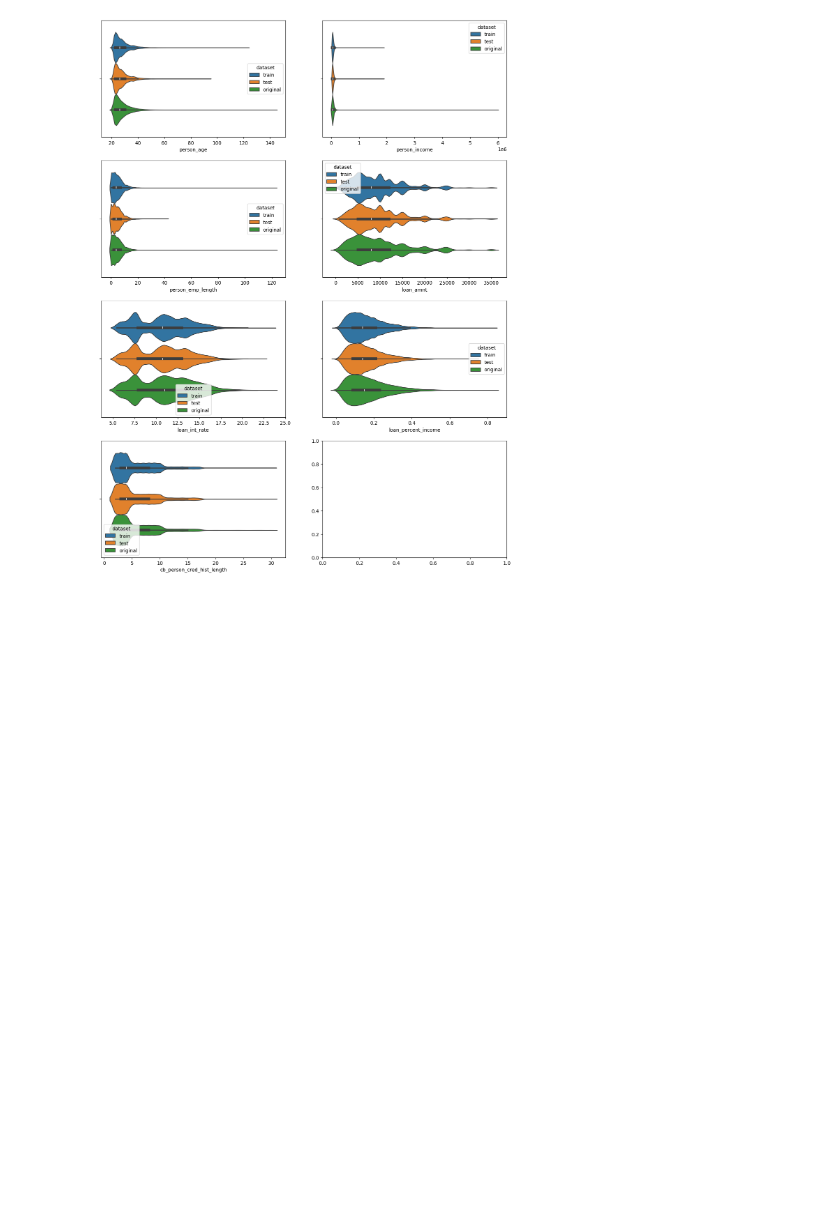
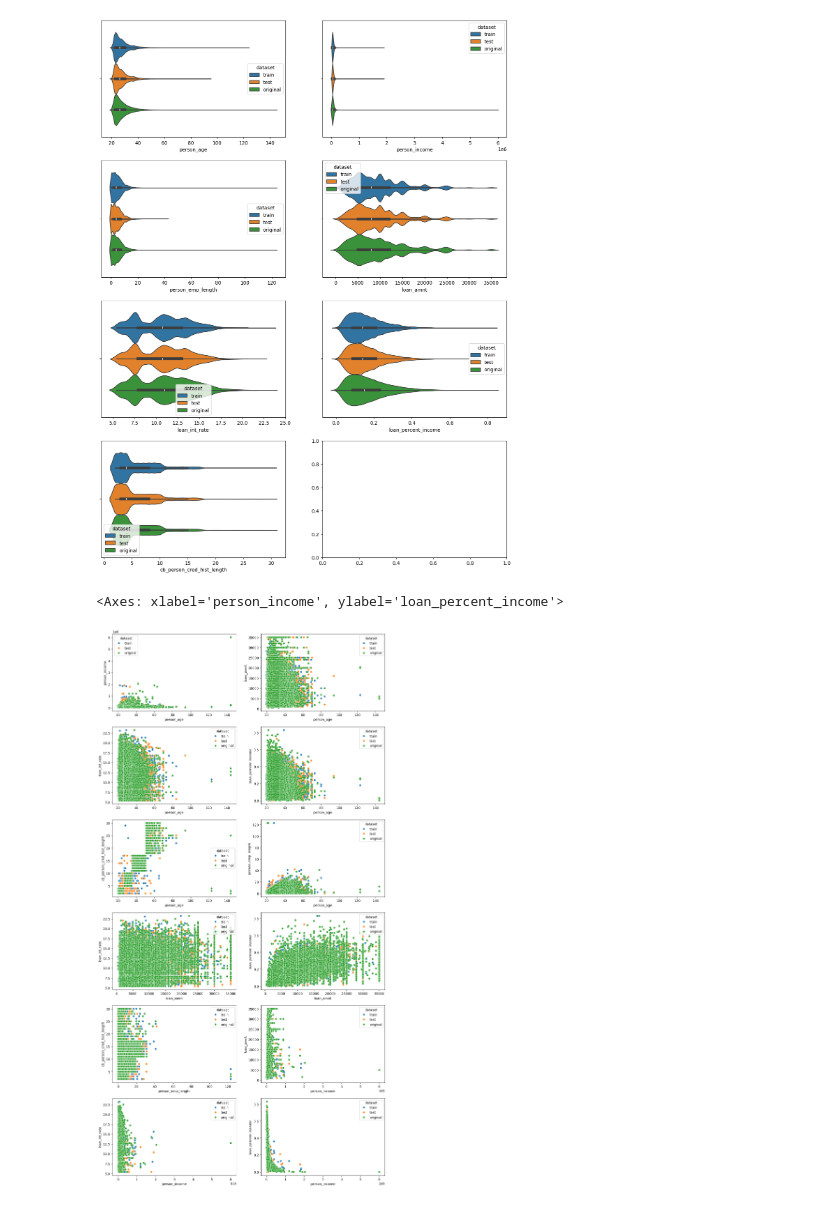
Before and after one commit to LoneCoder21/Loan-Approval, a Jupyter notebook: Classification/Loan Approval/loan_approval.ipynb, the cells around one changed output. Drawn from its saved outputs; the diff is of its cells as text; code cells hidden in the pictures; blank space fills up the shorter version.

```diff
--- a/Classification/Loan Approval/loan_approval.ipynb
+++ b/Classification/Loan Approval/loan_approval.ipynb
@@ -241,5 +241,21 @@ sns.violinplot(data, x="cb_person_cred_hist_length",hue='dataset',ax=axs[3][0])
 # %% [output]
 <Axes: xlabel='cb_person_cred_hist_length'>
 [figure]
-# %%
-data['loan_grade'] = data['loan_grade'].replace({'G': 'F'})
+# %%
+fig, axs = plt.subplots(figsize=(15,30),nrows=6, ncols=2)
+
+sns.scatterplot(data,x="person_age",y="person_income",hue="dataset",ax=axs[0][0])
+sns.scatterplot(data,x="person_age",y="loan_amnt",hue="dataset",ax=axs[0][1])
+sns.scatterplot(data,x="person_age",y="loan_int_rate",hue="dataset",ax=axs[1][0])
+sns.scatterplot(data,x="person_age",y="loan_percent_income",hue="dataset",ax=axs[1][1])
+sns.scatterplot(data,x="person_age",y="cb_person_cred_hist_length",hue="dataset",ax=axs[2][0])
+sns.scatterplot(data,x="person_age",y="person_emp_length",hue="dataset",ax=axs[2][1])
+sns.scatterplot(data,x="loan_amnt",y="loan_int_rate",hue="dataset",ax=axs[3][0])
+sns.scatterplot(data,x="loan_amnt",y="loan_percent_income",hue="dataset",ax=axs[3][1])
+sns.scatterplot(data,x="person_emp_length",y="cb_person_cred_hist_length",hue="dataset",ax=axs[4][0])
+sns.scatterplot(data,x="person_income",y="loan_amnt",hue="dataset",ax=axs[4][1])
+sns.scatterplot(data,x="person_income",y="loan_int_rate",hue="dataset",ax=axs[5][0])
+sns.scatterplot(data,x="person_income",y="loan_percent_income",hue="dataset",ax=axs[5][1])
+# %% [output]
+<Axes: xlabel='person_income', ylabel='loan_percent_income'>
+[figure, added]
```
Also changed, not shown: parts of 1 cell of this notebook.
